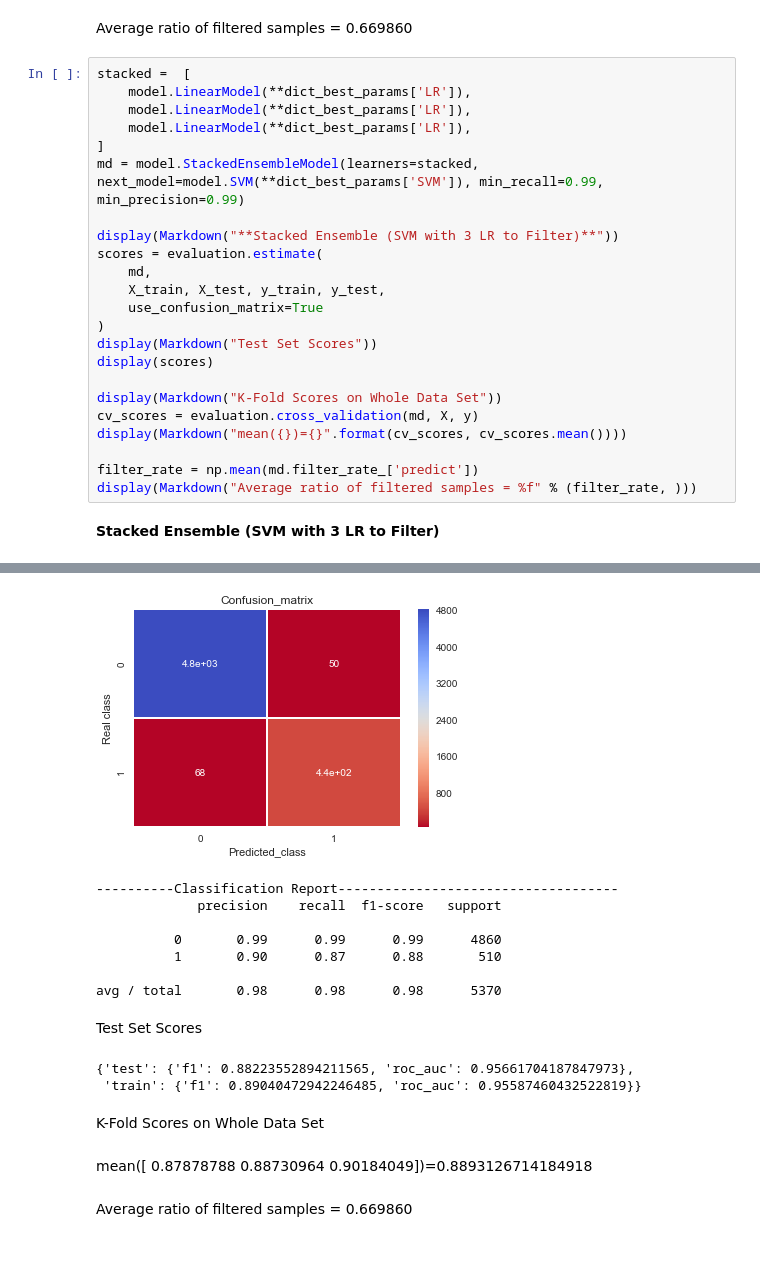
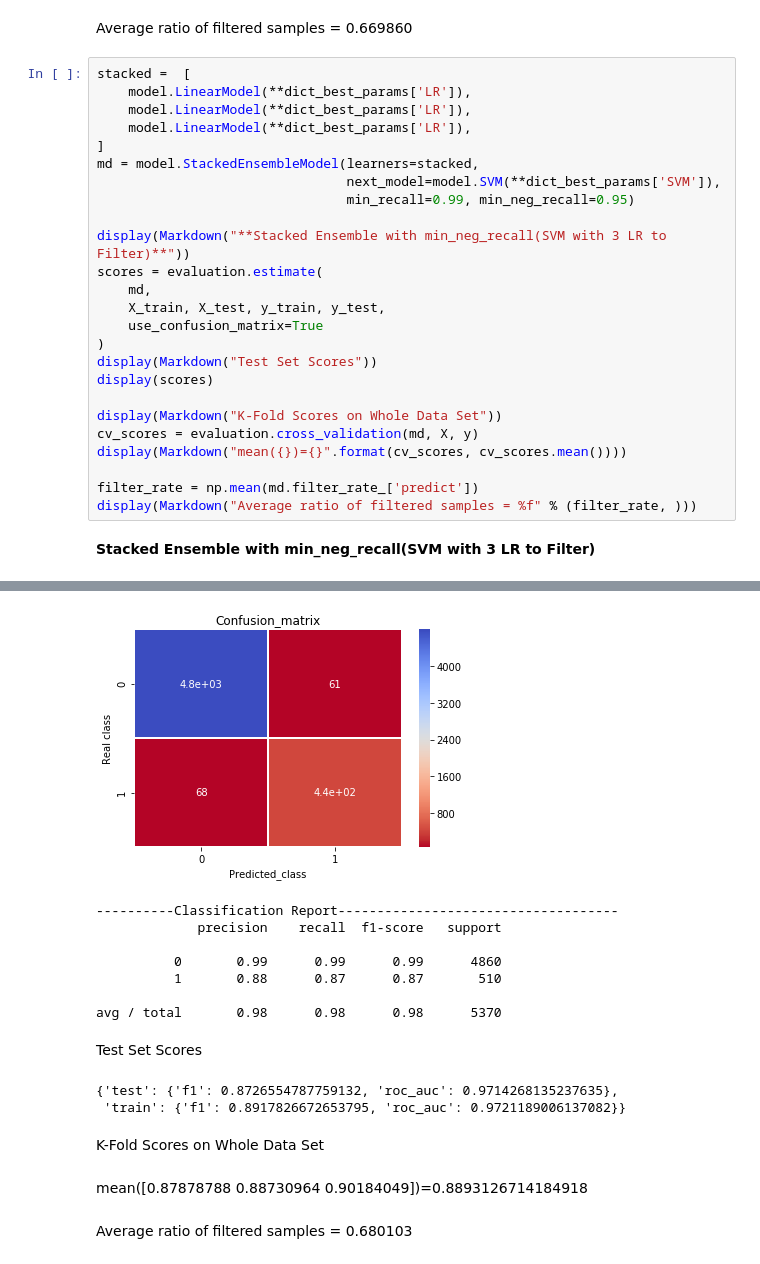
Before and after one commit to zxch3n/PulsarDetection, a Jupyter notebook: Ensemble.ipynb, the cells around one changed output, grey strips where cells are left out. Cells and saved outputs as stored; diff of their text form.

```diff
--- a/Ensemble.ipynb
+++ b/Ensemble.ipynb
@@ -295,9 +295,11 @@ stacked =  [
     model.LinearModel(**dict_best_params['LR']),
     model.LinearModel(**dict_best_params['LR']),
 ]
-md = model.StackedEnsembleModel(learners=stacked, next_model=model.SVM(**dict_best_params['SVM']), min_recall=0.99, min_precision=0.99)
+md = model.StackedEnsembleModel(learners=stacked,
+                                next_model=model.SVM(**dict_best_params['SVM']),
+                                min_recall=0.99, min_neg_recall=0.95)
 
-display(Markdown("**Stacked Ensemble (SVM with 3 LR to Filter)**"))
+display(Markdown("**Stacked Ensemble with min_neg_recall(SVM with 3 LR to Filter)**"))
 scores = evaluation.estimate(
     md,
     X_train, X_test, y_train, y_test,
@@ -313,4 +315,4 @@ display(Markdown("mean({})={}".format(cv_scores, cv_scores.mean())))
 filter_rate = np.mean(md.filter_rate_['predict'])
 display(Markdown("Average ratio of filtered samples = %f" % (filter_rate, )))
 # %% [output]
-**Stacked Ensemble (SVM with 3 LR to Filter)**
+**Stacked Ensemble with min_neg_recall(SVM with 3 LR to Filter)**
@@ -318,14 +320,14 @@ the recall for this model is : 0.866666666667
-[figure, old version]
+[figure, new version]
 ----------Classification Report------------------------------------
              precision    recall  f1-score   support
 
           0       0.99      0.99      0.99      4860
-          1       0.90      0.87      0.88       510
+          1       0.88      0.87      0.87       510
 
 avg / total       0.98      0.98      0.98      5370
 Test Set Scores
-{'test': {'f1': 0.88223552894211565, 'roc_auc': 0.95661704187847973},
- 'train': {'f1': 0.89040472942246485, 'roc_auc': 0.95587460432522819}}
+{'test': {'f1': 0.8726554787759132, 'roc_auc': 0.9714268135237635},
+ 'train': {'f1': 0.8917826672653795, 'roc_auc': 0.9721189006137082}}
 K-Fold Scores on Whole Data Set
-mean([ 0.87878788  0.88730964  0.90184049])=0.8893126714184918
+mean([0.87878788 0.88730964 0.90184049])=0.8893126714184918
-Average ratio of filtered samples = 0.669860
+Average ratio of filtered samples = 0.680103
```
Also changed, not shown: parts of 3 cells of this notebook, 4 other files.
